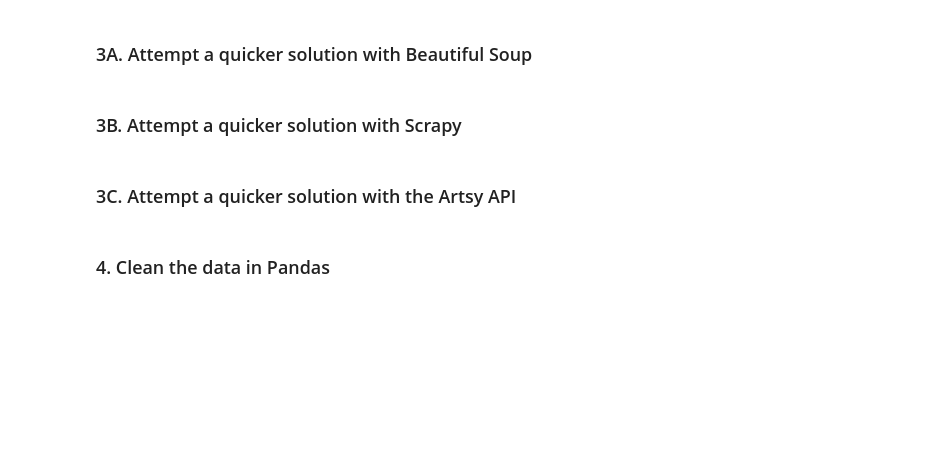
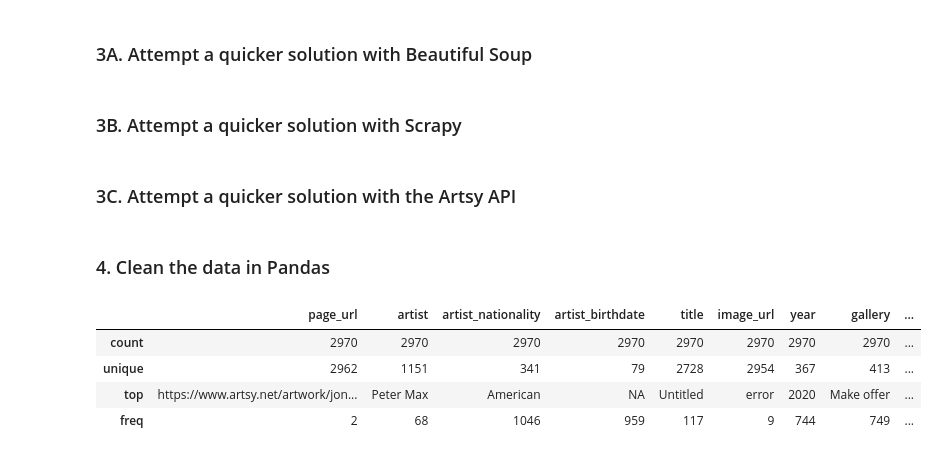
Before and after one commit to studioljw/ArtsyCollector, a Jupyter notebook: artsy_scraper.ipynb, the cells around one changed output. Cells and saved outputs as stored; diff of their text form; code cells hidden in the pictures; blank space fills up the shorter version.

Commit message:
finished collecting data and converting into basic pd DF

```diff
--- a/artsy_scraper.ipynb
+++ b/artsy_scraper.ipynb
@@ -81,10 +81,12 @@ verbose = False
 
 ## actual
 links_list = []
+start_index = 1395
 with open('links_list.txt', 'r') as filehandle:
     for line in filehandle:
         currentLink = line[:-1]
         links_list.append(currentLink)
+final_links_list = links_list[start_index:]
 
 ## for diagnostics ONLY
 links_dummy = ["https://www.artsy.net/artwork/karl-hartman-dried-grass", "https://www.artsy.net/artwork/karl-hartman-uncommon-crow", "https://www.artsy.net/artwork/steven-alexander-nomad-3", "https://www.artsy.net/artwork/hollis-dunlap-inner-dialogues", "https://www.artsy.net/artwork/jaena-kwon-red-petals"]
@@ -93,7 +95,7 @@ links_dummy = ["https://www.artsy.net/artwork/karl-hartman-dried-grass", "https:
 
 # loop over all entries in the links list
 
-for index, entry in enumerate(links_dummy):
+for index, entry in enumerate(final_links_list):
     print(index+1, entry)
     url = entry
     driver.get(url)
@@ -489,3 +497,7 @@ Red Petals Jaena Kwon 5,200 $ NA 1986 Not included Included Signed on verso
 # %%
 from pprint import pprint
 pprint(data)
+
+import json
+with open("artworks_list_2.json", 'w') as f:
+    json.dump(data, f)
@@ -514,7 +508,9 @@ import pandas as pd
 
 # open the data backup file
 
-with open('artworks_list.json') as f:
+file_name = "artworks_list_2"
+
+with open(file_name + ".json") as f:
   data_copy = json.load(f)
 
 
@@ -551,10 +547,10 @@ calculateLengths(data_copy)
 
 
 # save as a JSON
-json.dump(data_copy, open("artworks_list_evened.json", 'w'))
+json.dump(data_copy, open(file_name + "_evened.json", 'w'))
 
 
 
 # save as a CSV from pandas
 df = pd.DataFrame(data_copy)
-df.to_csv('artworks_list_evened.csv')
+df.to_csv(file_name + "_evened.csv")
@@ -648,0 +661,29 @@ import pandas as pd
+# %%
+import json
+import pandas as pd
+
+data_structure = {"page_url": [], "artist": [], "artist_nationality": [], "artist_birthdate": [], "title": [], "image_url": [], "year": [], "gallery": [], "gallery_location": [], "medium": [], "medium_details": [], "size_inches": [], "size_cm": [], "condition": [], "classification": [], "signed": [], "authenticated": [], "framed": [], "currency": [], "price": []}
+df = pd.DataFrame(data_structure)
+
+
+files = ["artworks_list_1_evened.json", "artworks_list_2.json"]
+
+for json_file in files:
+
+    # open the raw JSON file
+    with open(json_file) as f:
+        data_copy = json.load(f)
+
+    # convert into pandas DF and concatenate into one DF
+    df_temp = pd.DataFrame(data_copy)
+    if "artworks_list_1" in json_file:
+        df_temp = df_temp.rename(columns={"page_URL": "page_url", "image_URL": "image_url"})
+    df = pd.concat([df, df_temp], axis=0)
+
+df.describe()
+# %% [output]
+|  | page_url | artist | artist_nationality | artist_birthdate | title | image_url | year | gallery | ... |
+| count | 2970 | 2970 | 2970 | 2970 | 2970 | 2970 | 2970 | 2970 | ... |
+| unique | 2962 | 1151 | 341 | 79 | 2728 | 2954 | 367 | 413 | ... |
+| top | https://www.artsy.net/artwork/jon... | Peter Max | American | NA | Untitled | error | 2020 | Make offer | ... |
+| freq | 2 | 68 | 1046 | 959 | 117 | 9 | 744 | 749 | ... |
```
Also changed, not shown: parts of 5 cells of this notebook, 6 other files.
